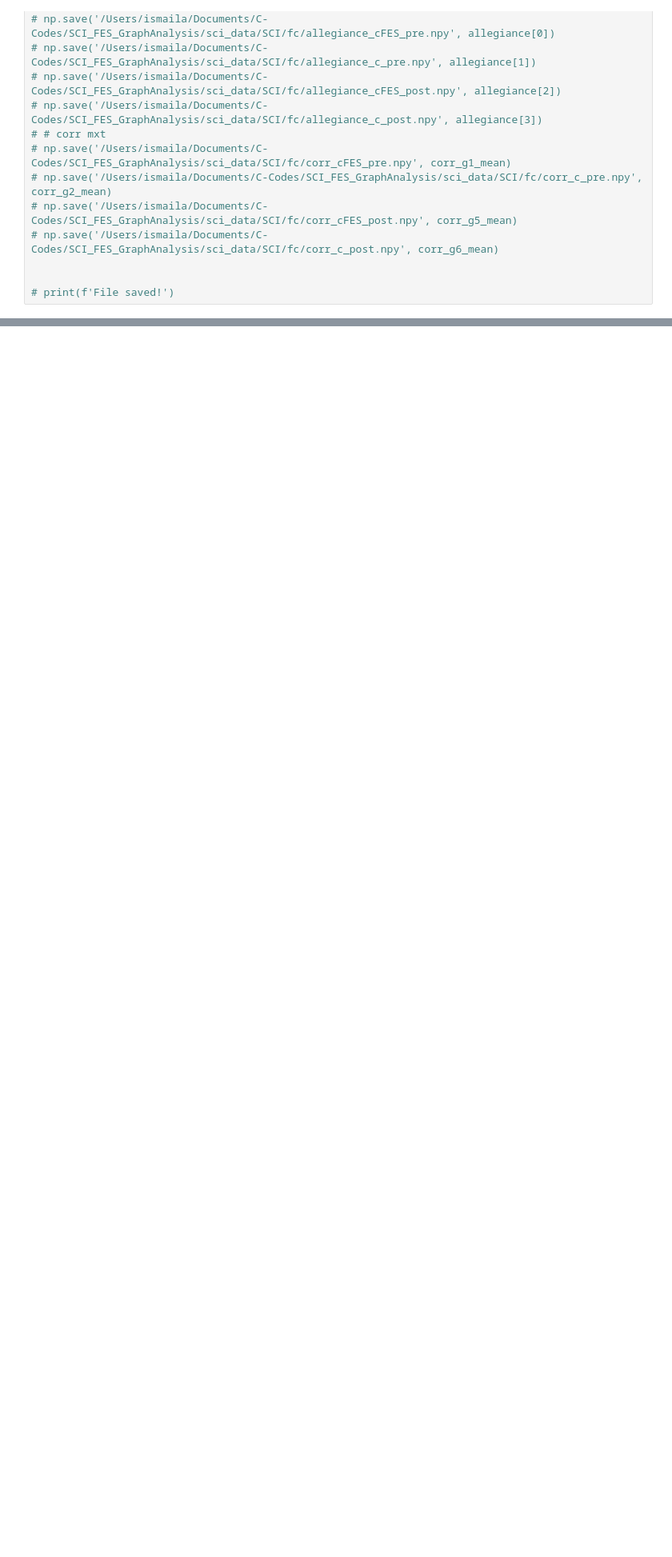
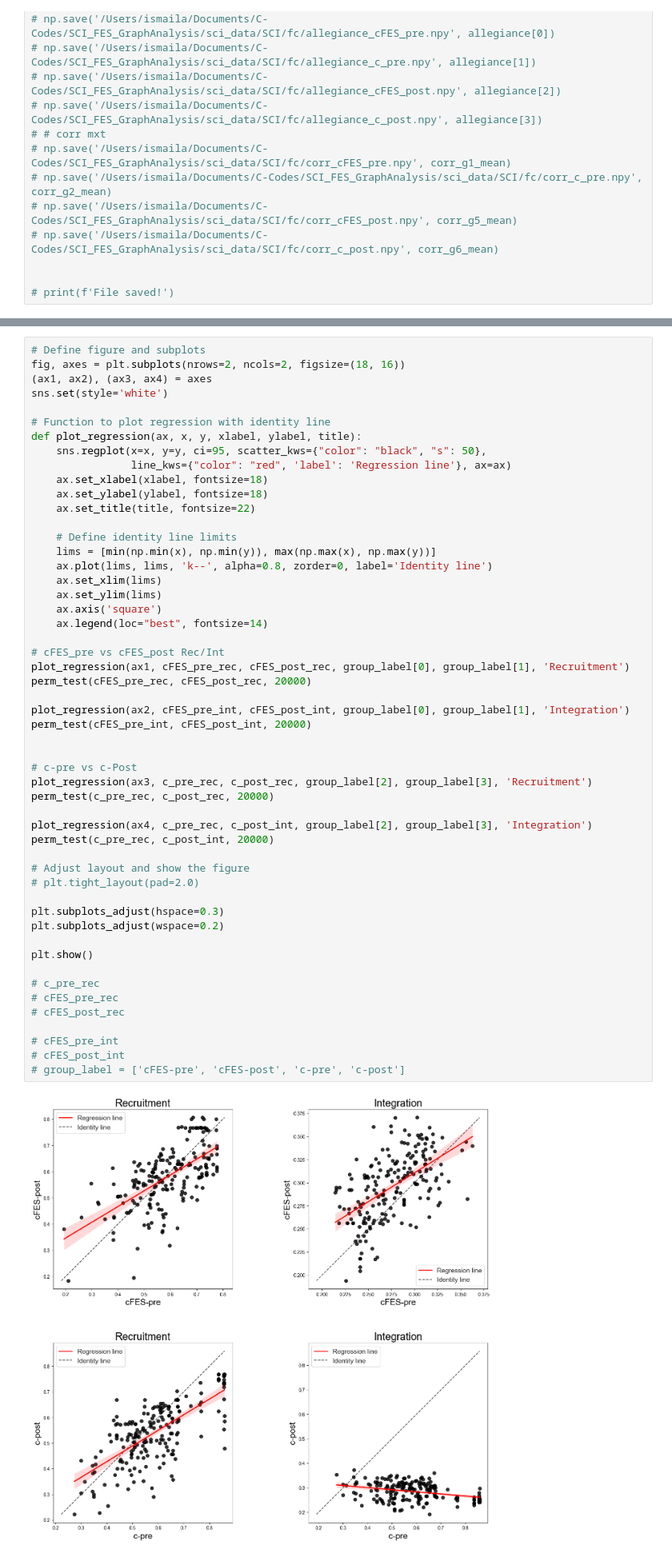
Before and after one commit to ismailukman/SCIFES_study, a Jupyter notebook: SCIFES_SMN_v3.ipynb, the cells around one changed output, grey strips where cells are left out. Shown at 80% size. Cells and saved outputs as stored; diff of their text form; blank space fills up the shorter version.

```diff
--- a/SCIFES_SMN_v3.ipynb
+++ b/SCIFES_SMN_v3.ipynb
@@ -439,3 +619,57 @@ color = (['purple']*14) + (['blue']*16) + (['green']*13) + (['violet']*11) + (['
+# %%
+# Define figure and subplots
+fig, axes = plt.subplots(nrows=2, ncols=2, figsize=(18, 16))
+(ax1, ax2), (ax3, ax4) = axes
+sns.set(style='white')
+
+# Function to plot regression with identity line
+def plot_regression(ax, x, y, xlabel, ylabel, title):
+    sns.regplot(x=x, y=y, ci=95, scatter_kws={"color": "black", "s": 50},
+                line_kws={"color": "red", 'label': 'Regression line'}, ax=ax)
+    ax.set_xlabel(xlabel, fontsize=18)
+    ax.set_ylabel(ylabel, fontsize=18)
+    ax.set_title(title, fontsize=22)
+
+    # Define identity line limits
+    lims = [min(np.min(x), np.min(y)), max(np.max(x), np.max(y))]
+    ax.plot(lims, lims, 'k--', alpha=0.8, zorder=0, label='Identity line')
+    ax.set_xlim(lims)
+    ax.set_ylim(lims)
+    ax.axis('square')
+    ax.legend(loc="best", fontsize=14)
+
+# cFES_pre vs cFES_post Rec/Int
+plot_regression(ax1, cFES_pre_rec, cFES_post_rec, group_label[0], group_label[1], 'Recruitment')
+perm_test(cFES_pre_rec, cFES_post_rec, 20000)
+
+plot_regression(ax2, cFES_pre_int, cFES_post_int, group_label[0], group_label[1], 'Integration')
+perm_test(cFES_pre_int, cFES_post_int, 20000)
+
+
+# c-pre vs c-Post
+plot_regression(ax3, c_pre_rec, c_post_rec, group_label[2], group_label[3], 'Recruitment')
+perm_test(c_pre_rec, c_post_rec, 20000)
+
+plot_regression(ax4, c_pre_rec, c_post_int, group_label[2], group_label[3], 'Integration')
+perm_test(c_pre_rec, c_post_int, 20000)
+
+# Adjust layout and show the figure
+# plt.tight_layout(pad=2.0)
+
+plt.subplots_adjust(hspace=0.3)
+plt.subplots_adjust(wspace=0.2)
+
+plt.show()
+
+# c_pre_rec
+# cFES_pre_rec
+# cFES_post_rec
+
+# cFES_pre_int
+# cFES_post_int
+# group_label = ['cFES-pre', 'cFES-post', 'c-pre', 'c-post']
+# %% [output]
+[figure, added]
 # %%
 # cFES_pre', 'cFES_post', 'c_pre', 'c_post'
 # %% [markdown]
```
Also changed, not shown: parts of 44 cells of this notebook, 1 other file.
